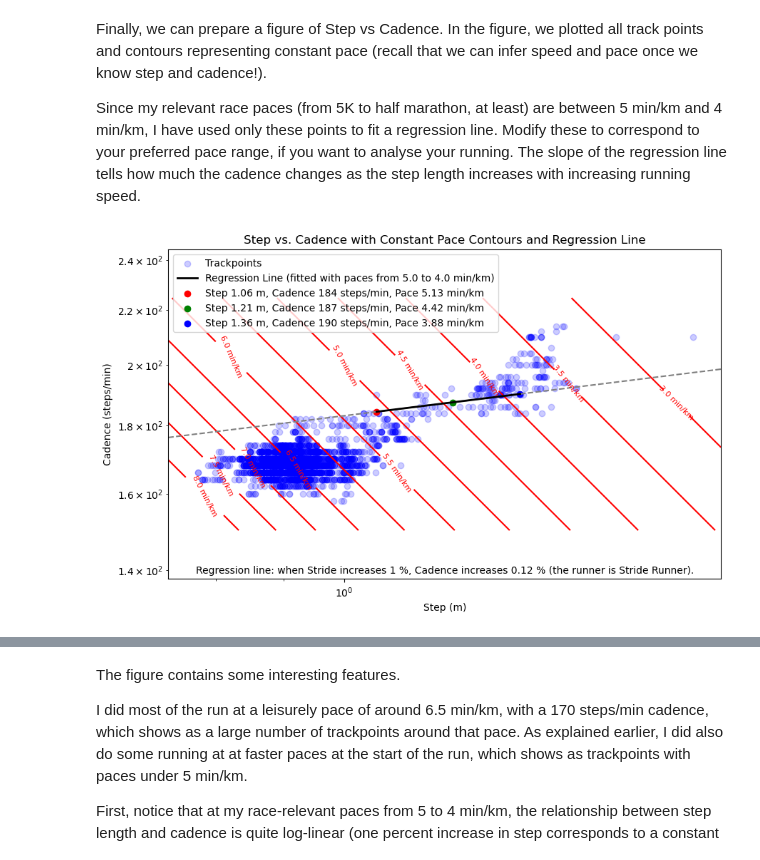
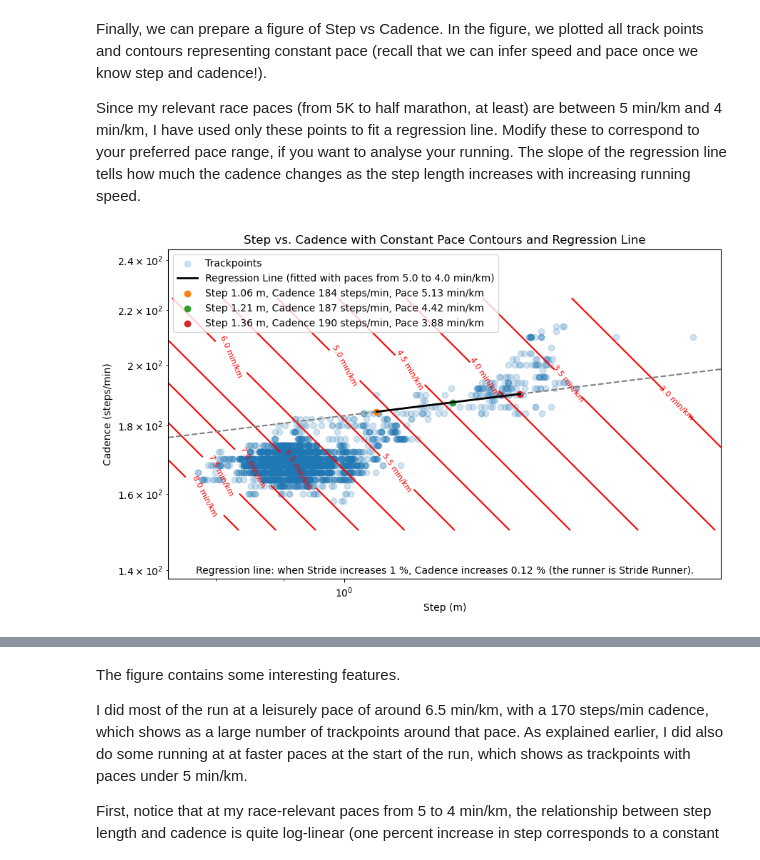
Before and after one commit to kaipuolamaki/run2024, a Jupyter notebook: notes/run.ipynb, the cells around one changed output, grey strips where cells are left out. Saved outputs shown, nothing was run; the diff lists cells and outputs as text; code cells hidden in the pictures.

```diff
--- a/notes/run.ipynb
+++ b/notes/run.ipynb
@@ -155,7 +154,7 @@ contours = ax.contour(
 ax.clabel(contours, inline=True, fontsize=8, fmt="%1.1f min/km")
 
 # Plot data points
-ax.scatter(step, cadence, c="blue", label="Trackpoints", alpha=0.2)
+ax.scatter(step, cadence, label="Trackpoints", alpha=0.2)
 
 # Add the regression line
 ax.plot(
@@ -173,8 +172,6 @@ ax.plot(
     label=f"Regression Line (fitted with paces from {reg_pacemax:.1f} to {reg_pacemin:.1f} min/km)",
     linewidth=2,
 )
-
-
 
 
 step_range_for_line3 = np.array(
@@ -205,37 +202,34 @@ pace4 = 1000.0 / (step_range_for_line4[:, 0] * predicted_cadence4)
 ax.scatter(
     step_range_for_line4[0, 0],
     predicted_cadence4[0],
-    color="red",
     label=f"Step {step_range_for_line4[0,0]:.2f} m, Cadence {predicted_cadence4[0]:.0f} steps/min, Pace {pace4[0]:.2f} min/km",
 )
 ax.scatter(
     step_range_for_line4[1, 0],
     predicted_cadence4[1],
-    color="green",
     label=f"Step {step_range_for_line4[1,0]:.2f} m, Cadence {predicted_cadence4[1]:.0f} steps/min, Pace {pace4[1]:.2f} min/km",
 )
 ax.scatter(
     step_range_for_line4[2, 0],
     predicted_cadence4[2],
-    color="blue",
     label=f"Step {step_range_for_line4[2,0]:.2f} m, Cadence {predicted_cadence4[2]:.0f} steps/min, Pace {pace4[2]:.2f} min/km",
 )
 
 x_min, x_max = ax.get_xlim()  # Get the current limits
 ax.set_xticks(np.arange(np.floor(x_min * 10) / 10, np.ceil(x_max * 10) / 10, step=0.1))
 y_min, y_max = ax.get_ylim()  # Get the current limits
 ax.set_yticks(np.arange(np.floor(y_min / 10) * 10, np.ceil(y_max / 10) * 10, step=10))
 
 ax.set_xlabel("Step (m)")
 ax.set_ylabel("Cadence (steps/min)")
 ax.set_xscale("log")
 ax.set_yscale("log")
 ax.set_title("Step vs. Cadence with Constant Pace Contours and Regression Line")
 ax.axis("equal")
 plt.legend(loc="upper left")
 plt.show()
 # %% [output]
-[figure, old version]
+[figure, new version]
 [interactive output not drawn]
 # %% [markdown]
 The figure contains some interesting features.
```
Also changed, not shown: parts of 6 cells of this notebook.
